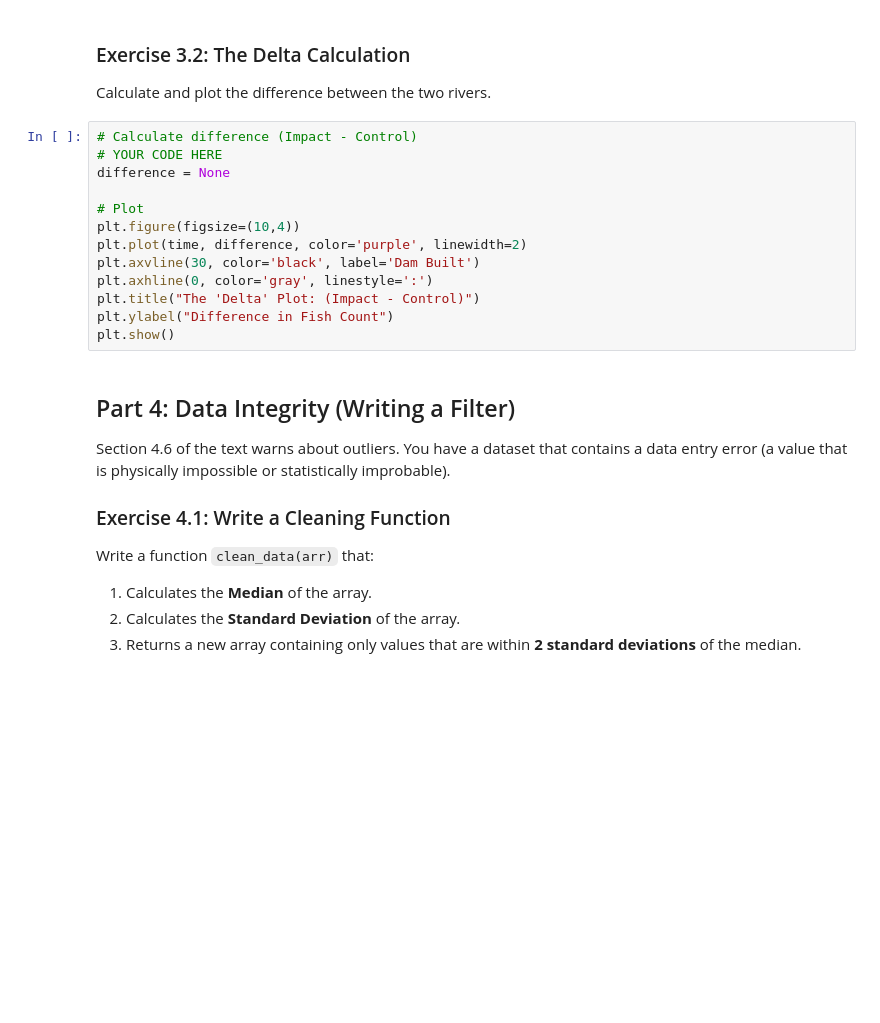
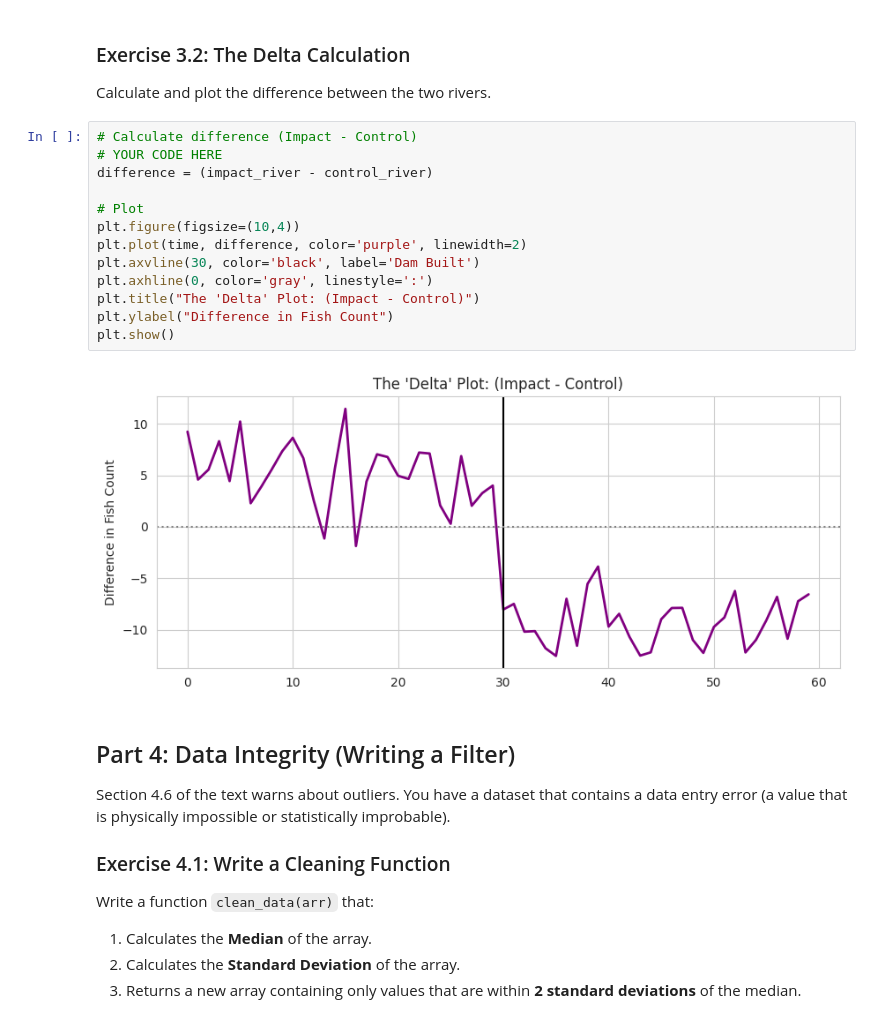
Before and after one commit to a-walk12/ES2245-Repository, a Jupyter notebook: AWcopy_ES2245_lab2.ipynb, the cells around one changed output. Cells and saved outputs as stored; diff of their text form; blank space fills up the shorter version.

```diff
--- a/AWcopy_ES2245_lab2.ipynb
+++ b/AWcopy_ES2245_lab2.ipynb
@@ -216,16 +227,18 @@ Calculate and plot the difference between the two rivers.
 # %%
 # Calculate difference (Impact - Control)
 # YOUR CODE HERE
-difference = None
+difference = (impact_river - control_river)
 
 # Plot
 plt.figure(figsize=(10,4))
 plt.plot(time, difference, color='purple', linewidth=2)
 plt.axvline(30, color='black', label='Dam Built')
 plt.axhline(0, color='gray', linestyle=':')
 plt.title("The 'Delta' Plot: (Impact - Control)")
 plt.ylabel("Difference in Fish Count")
 plt.show()
+# %% [output]
+[figure, added]
 # %% [markdown]
 ## Part 4: Data Integrity (Writing a Filter)
 
```
Also changed, not shown: parts of 4 cells of this notebook.
